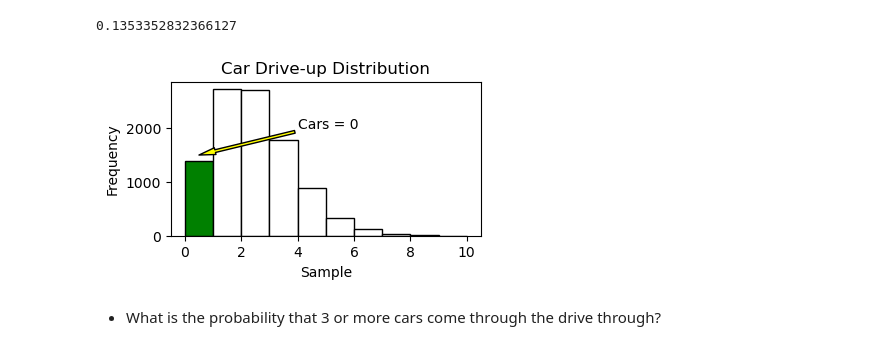
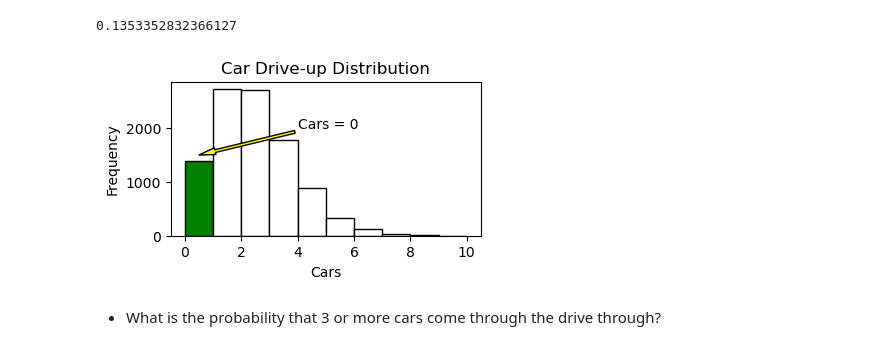
Before and after one commit to MigashaneVictoire/statistics-exercises, a Jupyter notebook: probability_distributions.ipynb, the cells around one changed output. Saved outputs shown, nothing was run; the diff lists cells and outputs as text; code cells hidden in the pictures.

```diff
--- a/probability_distributions.ipynb
+++ b/probability_distributions.ipynb
@@ -46,32 +46,32 @@ x
 # %%
 # plot probability mass function of no cars drive up in the noon
 plt.figure(figsize=(4,2))
 
 # patches: the individual patches that make up the histogram bars) --> x_sample
 # bins_edge: the edges of the bins
 # hist_bar: the values of the histogram bins) --> hight of the bar
 hist_bar, bins_edge, patches = plt.hist(x_sampled, edgecolor="black")
 
 # Add color to specific bar in the histagram
 for i, patch in enumerate(patches):
     if bins_edge[i] == 0:
         patch.set_facecolor('g')
     else:
         patch.set_facecolor("w")
 
 plt.title("Car Drive-up Distribution")
-plt.xlabel("Sample")
+plt.xlabel("Cars")
 plt.ylabel("Frequency")
 
 # add notes in visual
 plt.annotate("Cars = 0",
              xy=(0.5,1500),xytext=(4,2000), # arrow point and text locations
             arrowprops= dict(facecolor="yellow", # show arrow with color
                              width=2, headwidth=5)) # set size of arra
 
 plt.show()
 # %% [output]
-[figure, old version]
+[figure, new version]
 # %% [markdown]
 - What is the probability that 3 or more cars come through the drive through?
 # %%
```
Also changed, not shown: parts of 10 cells of this notebook.
